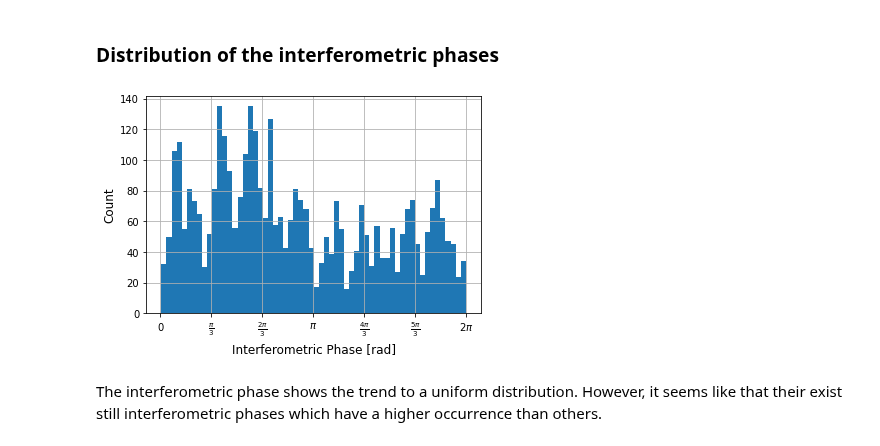
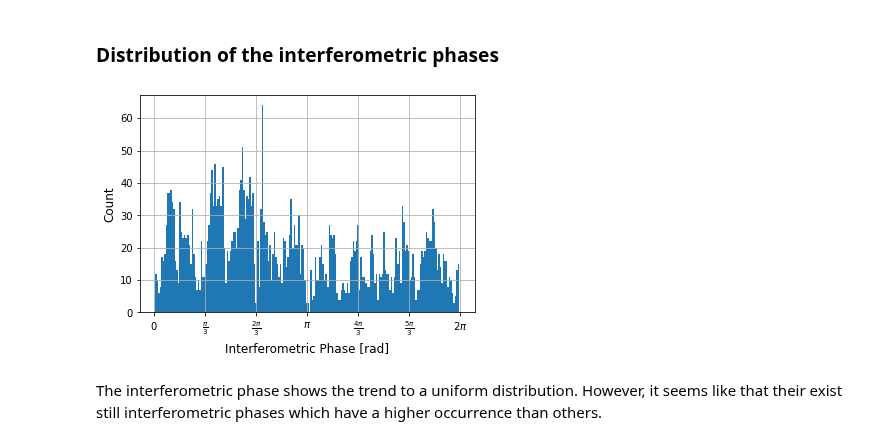
Before and after one commit to bilaljo/MiniPTI, a Jupyter notebook: notebooks/pti.ipynb, the cells around one changed output. Drawn from its saved outputs; the diff is of its cells as text; code cells hidden in the pictures.

```diff
--- a/notebooks/pti.ipynb
+++ b/notebooks/pti.ipynb
@@ -84,15 +84,15 @@ plt.savefig("phase.pdf", dpi=400, bbox_inches="tight")
 # %% [markdown]
 ### Distribution of the interferometric phases
 # %%
-plt.hist(phases, bins=60)
+plt.hist(phases, bins=200)
 plt.grid()
 plt.xlabel("Interferometric Phase [rad]", fontsize=12)
 plt.ylabel("Count", fontsize=12)
 plt.xticks([0, np.pi / 3, 2 / 3 * np.pi, np.pi, 4 * np.pi / 3, 5 * np.pi / 3, 2 * np.pi],
            ['$0$', r'$\frac{\pi}{3}$', r'$\frac{2\pi}{3}$', r'$\pi$', r'$\frac{4\pi}{3}$', r'$\frac{5\pi}{3}$', r'$2\pi$'])
 plt.show()
 # %% [output]
-[figure, old version]
+[figure, new version]
 # %% [markdown]
 The interferometric phase shows the trend to a uniform distribution. However, it seems like that their exist still interferometric phases
 which have a higher occurrence than others.
```
Also changed, not shown: parts of 10 cells of this notebook.
